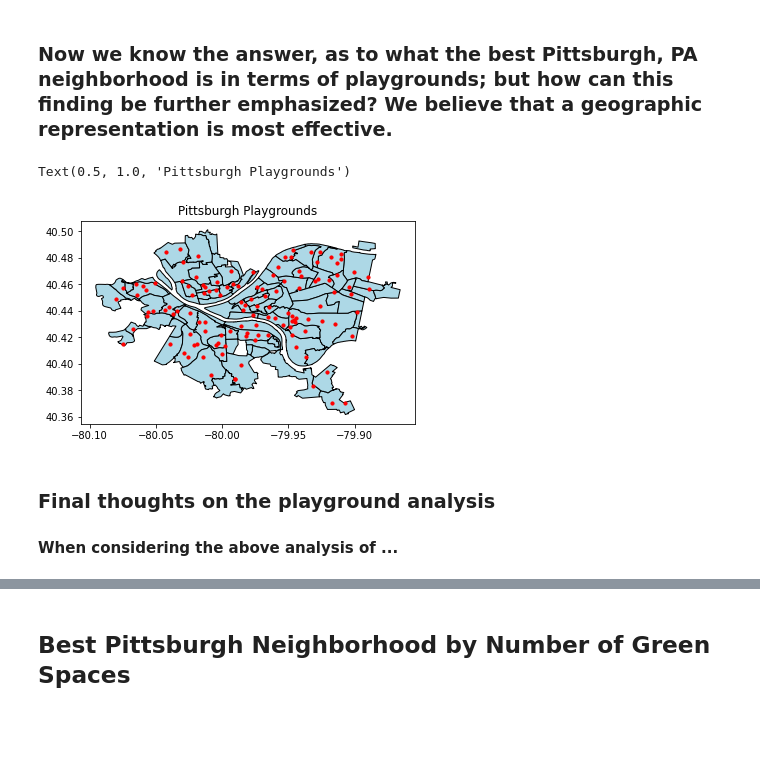
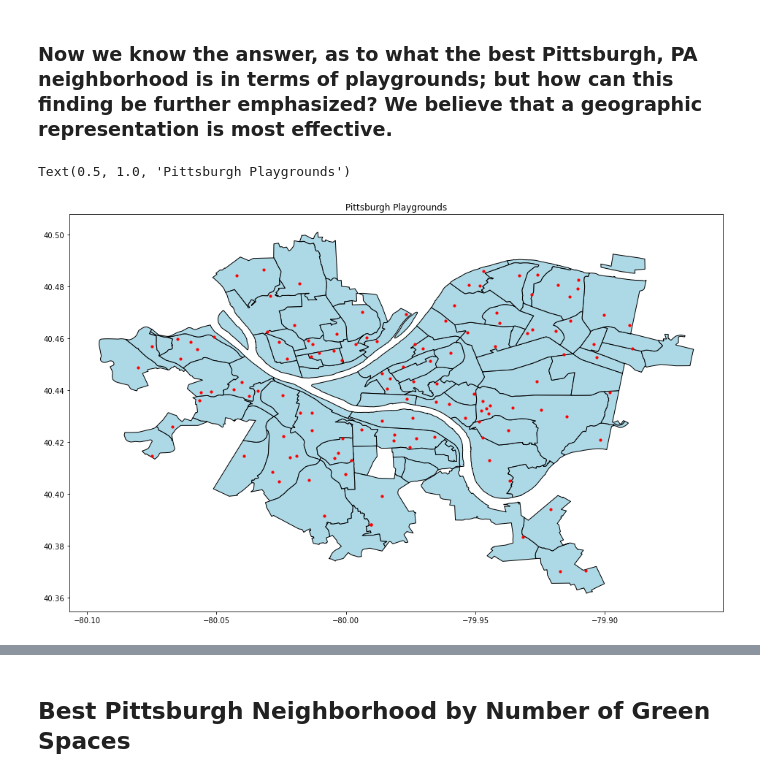
Before and after one commit to Joel961/Big-Ideas-Final-Project, a Jupyter notebook: combined_analysis.ipynb, the cells around one changed output, grey strips where cells are left out. Drawn from its saved outputs; the diff is of its cells as text; code cells hidden in the pictures; blank space fills up the shorter version.

Commit message:
Added Intro and finished playground analysis

```diff
--- a/combined_analysis.ipynb
+++ b/combined_analysis.ipynb
@@ -41,12 +47,9 @@ pgrounds_geo = gpd.GeoDataFrame(pgrounds, geometry=gpd.points_from_xy(pgrounds.l
  # loading in the shape file (contains the geometry needed to map our points to a meaningful coordinate system)
 pittsburgh = gpd.read_file('data/Neighborhoods_.shp')
 # %%
-axis = pittsburgh.plot(color='lightblue', edgecolor='black')
-pgrounds_geo.plot(ax=axis, color='red', figsize=(20,10), markersize=10)
+axis = pittsburgh.plot(color='lightblue', edgecolor='black', figsize=(20, 10))
+pgrounds_geo.plot(ax=axis, color='red', markersize=10)
 plt.title('Pittsburgh Playgrounds')
 # %% [output]
 Text(0.5, 1.0, 'Pittsburgh Playgrounds')
-[figure, old version]
+[figure, new version]
-# %% [markdown]
-### Final thoughts on the playground analysis
-#### When considering the above analysis of ...
```
Also changed, not shown: parts of 10 cells of this notebook, 3 other files.
